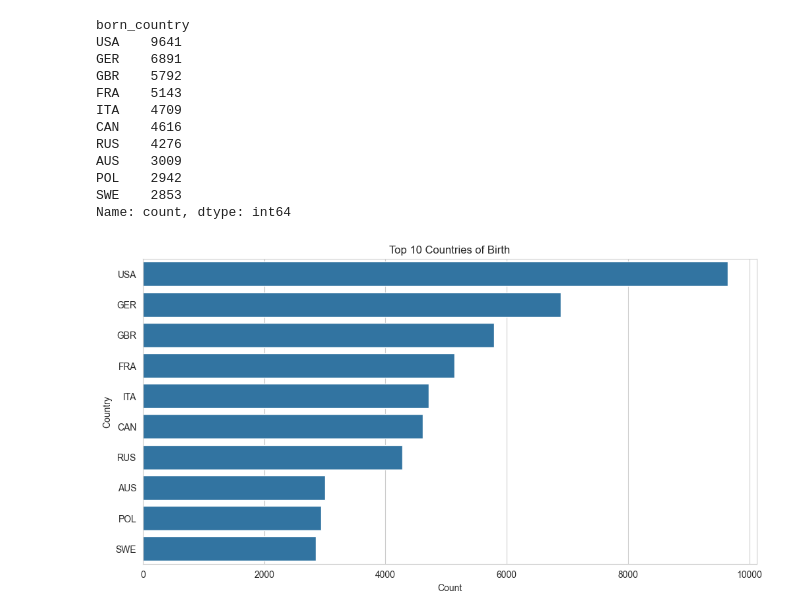
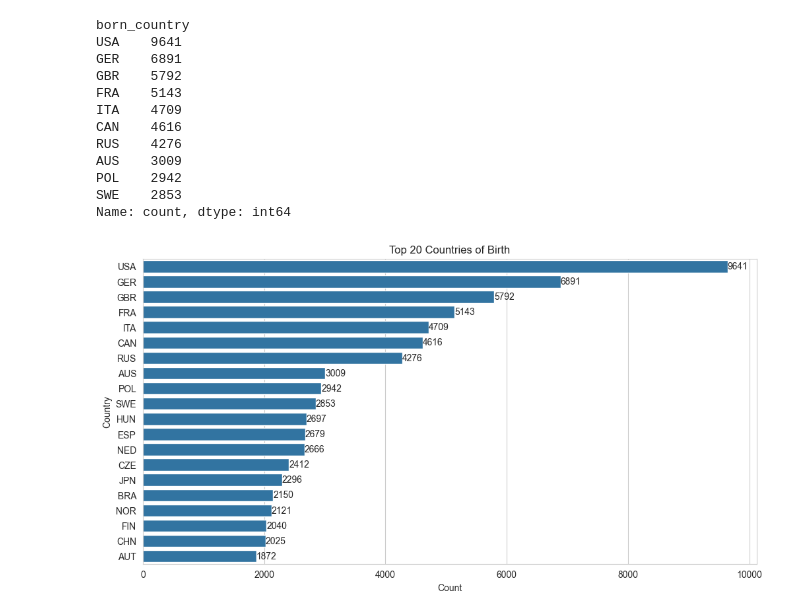
Before and after one commit to Lazarus451/complete-pandas-tutorial, a Jupyter notebook: lazarus451_bios.ipynb, the cells around one changed output. Drawn from its saved outputs; the diff is of its cells as text; code cells hidden in the pictures.

Commit message:
added values to bar chart

```diff
--- a/lazarus451_bios.ipynb
+++ b/lazarus451_bios.ipynb
@@ -58,13 +58,16 @@ AUS    3009
 POL    2942
 SWE    2853
 Name: count, dtype: int64
-# %%
-top_countries = df['born_country'].value_counts().head(10).index
-plt.figure(figsize=(12, 6))
-sns.countplot(data=df[df['born_country'].isin(top_countries)], y='born_country', order=top_countries)
-plt.title('Top 10 Countries of Birth')
-plt.xlabel('Count')
-plt.ylabel('Country')
-plt.show()
-# %% [output]
-[figure, removed]
+# %%
+top_countries = df['born_country'].value_counts().head(20).index
+plt.figure(figsize=(12, 6))
+ax = sns.countplot(data=df[df['born_country'].isin(top_countries)], y='born_country', order=top_countries)
+plt.title('Top 20 Countries of Birth')
+plt.xlabel('Count')
+plt.ylabel('Country')
+# Simplest way to show values on bars
+ax.bar_label(ax.containers[0])
+
+plt.show()
+# %% [output]
+[figure, added]
```
